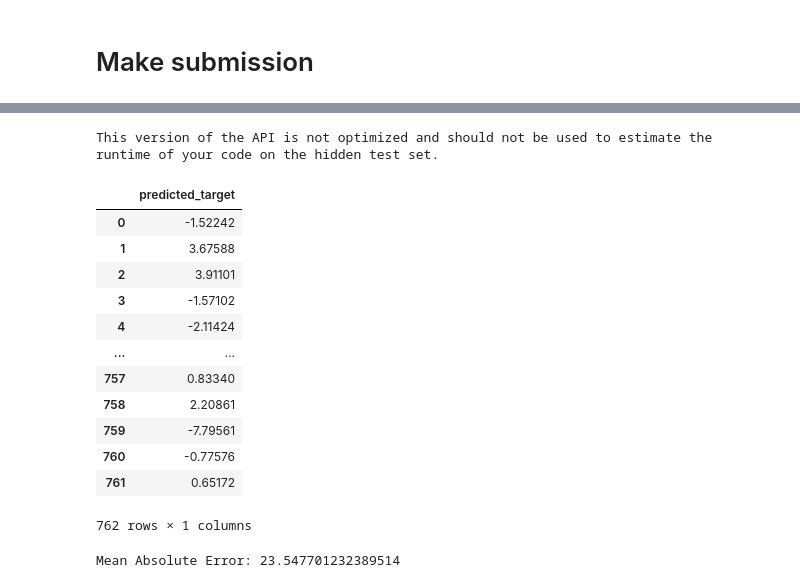
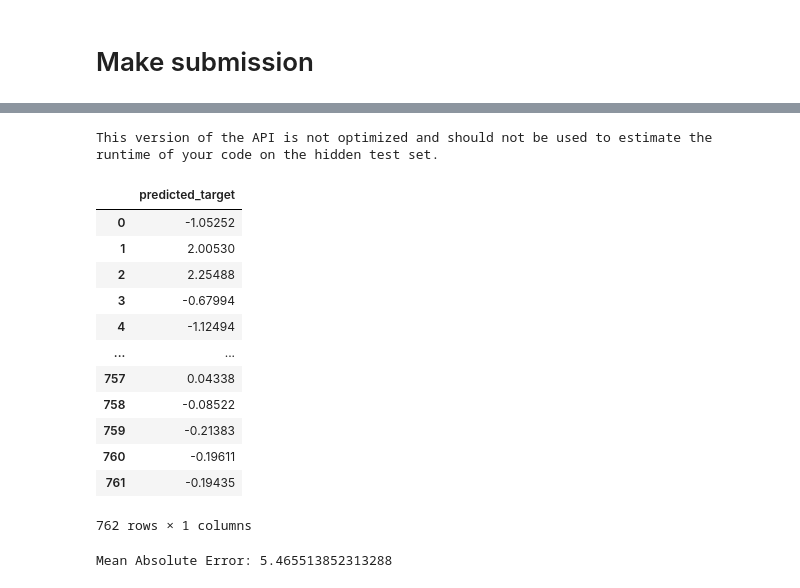
Before and after one commit to saintblue97/DeepNN_Optiver, a Jupyter notebook: james_10_29.ipynb, the cells around one changed output, grey strips where cells are left out. Saved outputs shown, nothing was run; the diff lists cells and outputs as text; code cells hidden in the pictures.

```diff
--- a/james_10_29.ipynb
+++ b/james_10_29.ipynb
@@ -255,7 +255,6 @@ def make_pipeline(num_cols, cat_cols, drop_cols):
     num_processor = Pipeline(
         steps=[
             ('imputer', SimpleImputer(strategy='constant', fill_value=0)),
-            ('moving_average', MovingAverageTransformer(window_size=2, columns=num_cols)),
             ('scaler', StandardScaler()),
         ],
     )
@@ -264,13 +263,16 @@ def make_pipeline(num_cols, cat_cols, drop_cols):
         transformers=[
             ('num', num_processor, num_cols),
             ('cat', cat_processor, cat_cols)
-        ]
+        ],
+        remainder='passthrough',
+        verbose_feature_names_out=True
     )
 
     # Set up preprocessing pipeline
     pipeline = Pipeline(
         steps=[
             ('drop_columns', DropColumns(drop_cols)),
+            # ('moving_average', MovingAverageTransformer(window_size=2, columns=num_cols)),
             ('col_transformer', col_transformer)
         ],
     )
@@ -278,8 +280,8 @@ def make_pipeline(num_cols, cat_cols, drop_cols):
     return pipeline
 # %%
 cat_cols  = ['imbalance_buy_sell_flag']
-num_cols  = ['stock_id', 'ask_size','ask_price','bid_price','reference_price','wap']
-drop_cols = ['date_id', 'seconds_in_bucket', 'near_price', 'far_price', 'time_id']
+num_cols  = ['stock_id', 'ask_size','ask_price','bid_price','reference_price','wap', 'imbalance_size', 'matched_size', 'bid_size']
+drop_cols = ['date_id', 'seconds_in_bucket', 'near_price', 'far_price', 'time_id', 'row_id']
 
 pipeline = make_pipeline(num_cols, cat_cols, drop_cols)
 X_transformed = pipeline.fit_transform(X_train)
@@ -357,5 +359,5 @@ X_processed
 # del X_train
 # del df
 # %%
-lr = LinearRegression()
-lr.fit(X_processed, y_train)
+# lr = LinearRegression()
+# lr.fit(X_processed, y_train)
@@ -363,0 +364,3 @@ LinearRegression()
+# %%
+lgm = lgb.LGBMRegressor()
+lgm.fit(X_processed.values, y_train.values)
@@ -448,7 +427,7 @@ if is_google_colab():
             test_processed = test_transformed.copy()
 
         # Predict target values
-        predictions = lr.predict(test_processed)
+        predictions = lgm.predict(test_processed)
 
         # Only take as many predictions and true targets as the minimum of the two
         min_len = min(len(predictions), len(revealed_targets))
@@ -462,43 +441,43 @@ if is_google_colab():
         predicted_targets.extend(current_predictions)
 
         # Make the actual prediction and add to sample_prediction df
         sample_prediction['target'] = predictions
 
         # Submit the predictions for this chunk of test data
         env.predict(sample_prediction)
 
         # Append this iteration of test into the lag dictionary
         # and push the current lag features away (i.e (t-1) features become (t-2) features...)
         if ADD_LAG_FEATURES:
             for s in range(1, steps):
                 lag_dict[s+1] = lag_dict[s]
 
             lag_dict[1] = test_transformed[cols_to_lag]
 
 
     # Convert lists to dataframes
     df_true = pd.DataFrame(true_targets, columns=['true_target'])
     df_pred = pd.DataFrame(predicted_targets, columns=['predicted_target'])
 
     # Calculate and print the MAE
     display(df_pred)
 
     mae = mean_absolute_error(df_true.fillna(0), df_pred)
     print("Mean Absolute Error:", mae)
 #     # 5.261823197997517
 # %% [output]
 This version of the API is not optimized and should not be used to estimate the runtime of your code on the hidden test set.
 |  | predicted_target |
-| 0 | -1.52242 |
-| 1 | 3.67588 |
-| 2 | 3.91101 |
-| 3 | -1.57102 |
-| 4 | -2.11424 |
+| 0 | -1.05252 |
+| 1 | 2.00530 |
+| 2 | 2.25488 |
+| 3 | -0.67994 |
+| 4 | -1.12494 |
 | ... | ... |
-| 757 | 0.83340 |
-| 758 | 2.20861 |
-| 759 | -7.79561 |
-| 760 | -0.77576 |
-| 761 | 0.65172 |
+| 757 | 0.04338 |
+| 758 | -0.08522 |
+| 759 | -0.21383 |
+| 760 | -0.19611 |
+| 761 | -0.19435 |
 762 rows × 1 columns
-Mean Absolute Error: 23.547701232389514
+Mean Absolute Error: 5.465513852313288
```
Also changed, not shown: parts of 8 cells of this notebook.
